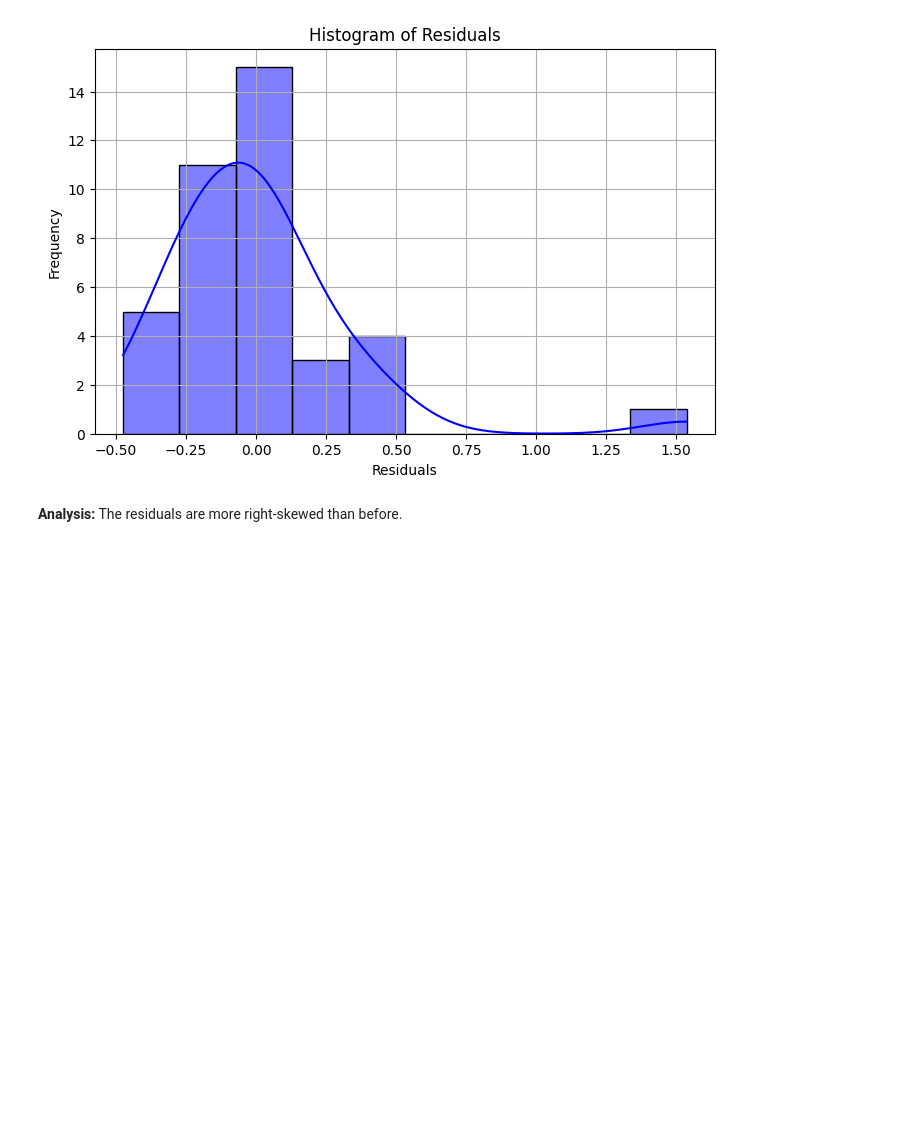
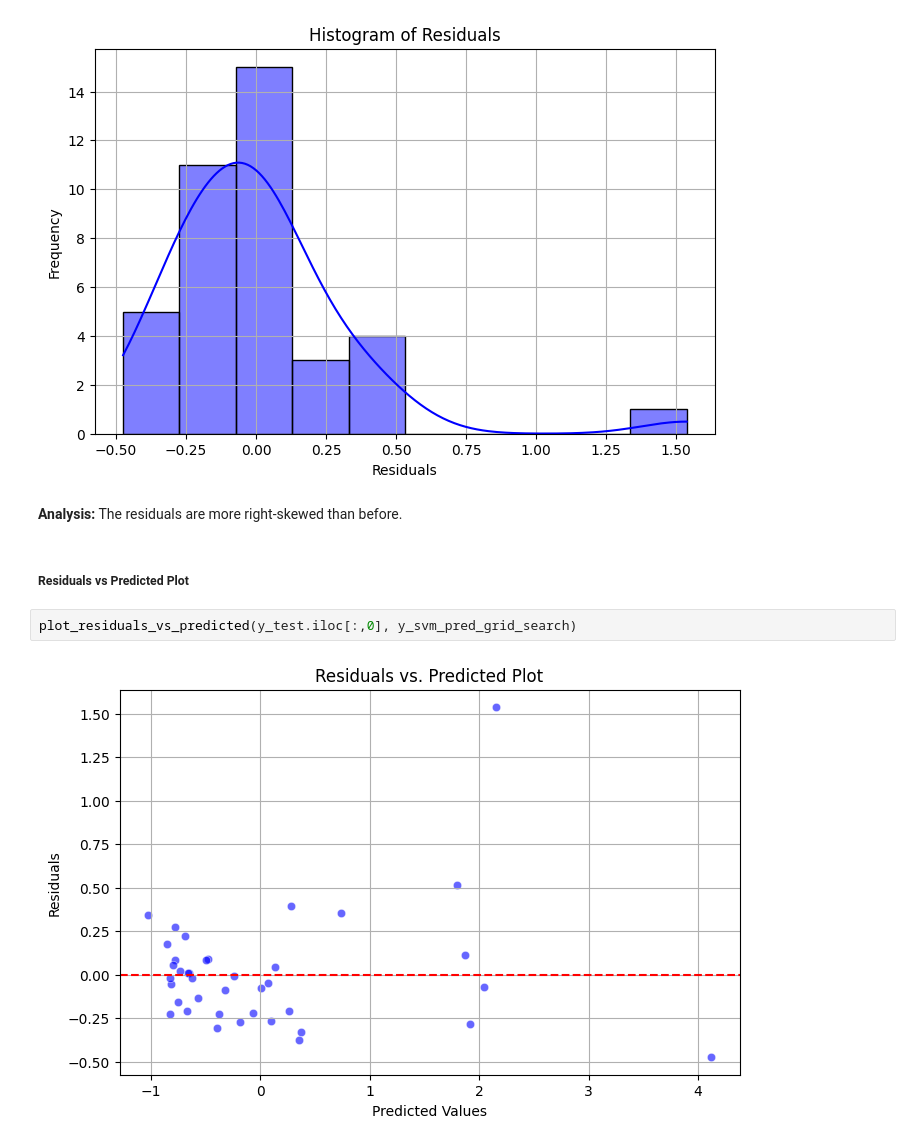
Before and after one commit to abid-sara/Automobile, a Jupyter notebook: notebooks/svm.ipynb, the cells around one changed output. Cells and saved outputs as stored; diff of their text form; blank space fills up the shorter version.

```diff
--- a/notebooks/svm.ipynb
+++ b/notebooks/svm.ipynb
@@ -234,3 +279,9 @@ histogram_residuals(y_test.iloc[:, 0].values, y_svm_pred_grid_search)
 [figure]
 # %% [markdown]
 **Analysis:** The residuals are more right-skewed than before.
+# %% [markdown]
+##### **Residuals vs Predicted Plot**
+# %%
+plot_residuals_vs_predicted(y_test.iloc[:,0], y_svm_pred_grid_search)
+# %% [output]
+[figure, added]
```
Also changed, not shown: parts of 18 cells of this notebook.
